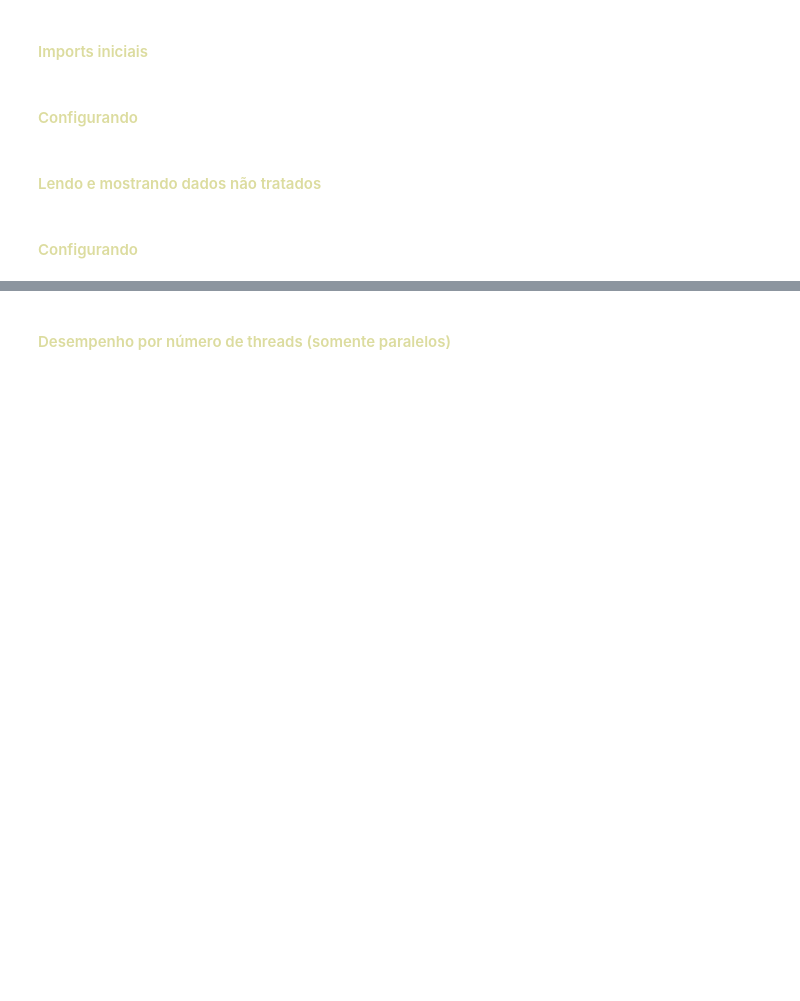
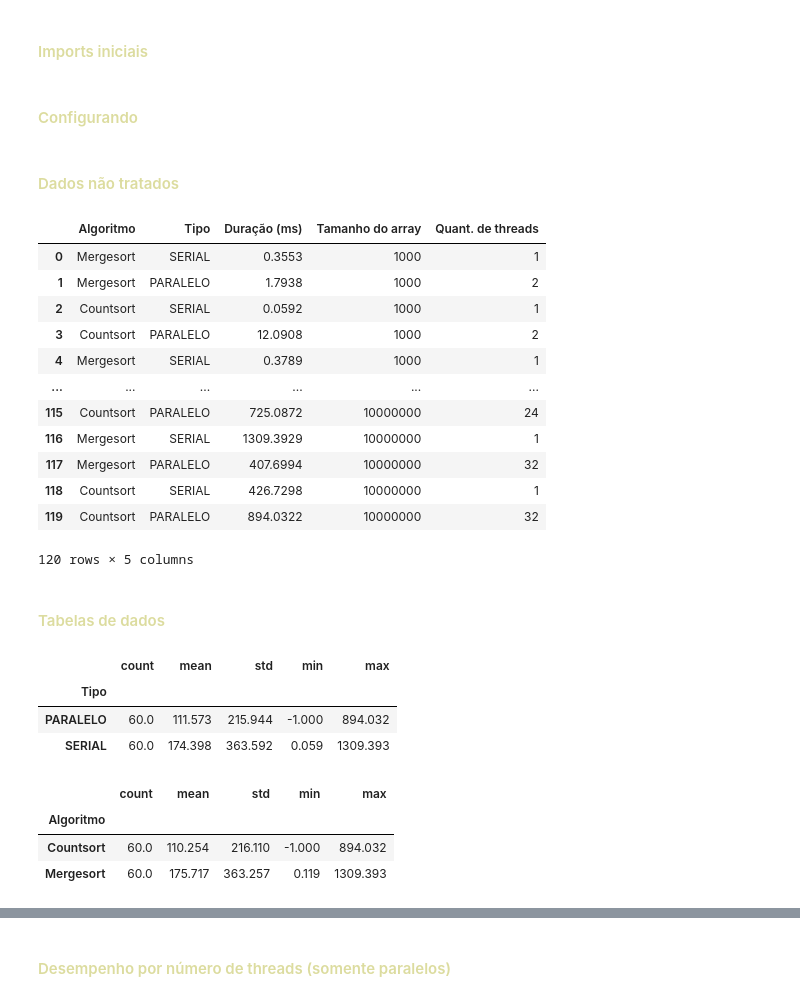
Before and after one commit to MauricioCE/trabalho_av2_comp_paralela, a Jupyter notebook: PYTHON/graficos.ipynb, the cells around one changed output, grey strips where cells are left out. Drawn from its saved outputs; the diff is of its cells as text; code cells hidden in the pictures; blank space fills up the shorter version.

```diff
--- a/PYTHON/graficos.ipynb
+++ b/PYTHON/graficos.ipynb
@@ -13,10 +15,46 @@ sns.set_palette("deep")
 # %% [markdown]
-#### <span style="color:#dcdc9f;font-weight: 600">Lendo e mostrando dados não tratados</span>
+#### <span style="color:#dcdc9f;font-weight: 600">Dados não tratados</span>
 # %%
-df = pd.read_csv('../Resultados/metricas_resultados.csv', delimiter=';')
-df.head()
+df.head(1000)
+# %% [output]
+|  | Algoritmo | Tipo | Duração (ms) | Tamanho do array | Quant. de threads |
+| 0 | Mergesort | SERIAL | 0.3553 | 1000 | 1 |
+| 1 | Mergesort | PARALELO | 1.7938 | 1000 | 2 |
+| 2 | Countsort | SERIAL | 0.0592 | 1000 | 1 |
+| 3 | Countsort | PARALELO | 12.0908 | 1000 | 2 |
+| 4 | Mergesort | SERIAL | 0.3789 | 1000 | 1 |
+| ... | ... | ... | ... | ... | ... |
+| 115 | Countsort | PARALELO | 725.0872 | 10000000 | 24 |
+| 116 | Mergesort | SERIAL | 1309.3929 | 10000000 | 1 |
+| 117 | Mergesort | PARALELO | 407.6994 | 10000000 | 32 |
+| 118 | Countsort | SERIAL | 426.7298 | 10000000 | 1 |
+| 119 | Countsort | PARALELO | 894.0322 | 10000000 | 32 |
+120 rows × 5 columns
 # %% [markdown]
-#### <span style="color:#dcdc9f;font-weight: 600">Configurando</span>
+#### <span style="color:#dcdc9f;font-weight: 600">Tabelas de dados</span>
 # %%
-# df.describe(include='all')
-df.groupby("Tipo")["Duração (ms)"].describe()
+estat = (
+    df.groupby("Tipo")["Duração (ms)"]
+      .describe()
+      .loc[:, ["count", "mean", "std", "min", "max"]]
+      .round(3)
+)
+estat
+# %% [output]
+|  | count | mean | std | min | max |
+| Tipo |  |  |  |  |  |
+| PARALELO | 60.0 | 111.573 | 215.944 | -1.000 | 894.032 |
+| SERIAL | 60.0 | 174.398 | 363.592 | 0.059 | 1309.393 |
+# %%
+estat = (
+    df.groupby("Algoritmo")["Duração (ms)"]
+      .describe()
+      .loc[:, ["count", "mean", "std", "min", "max"]]
+      .round(3)
+)
+estat
+# %% [output]
+|  | count | mean | std | min | max |
+| Algoritmo |  |  |  |  |  |
+| Countsort | 60.0 | 110.254 | 216.110 | -1.000 | 894.032 |
+| Mergesort | 60.0 | 175.717 | 363.257 | 0.119 | 1309.393 |
```
Also changed, not shown: parts of 11 cells of this notebook, 8 other files.
